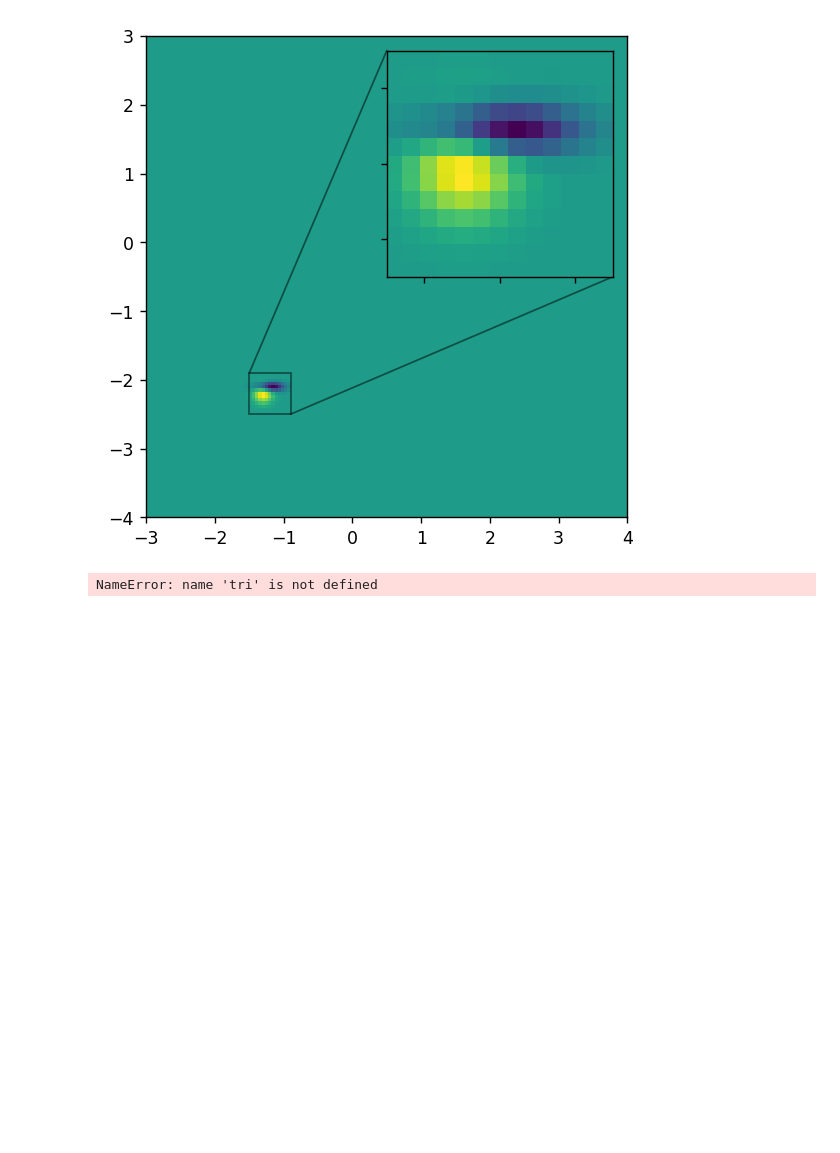
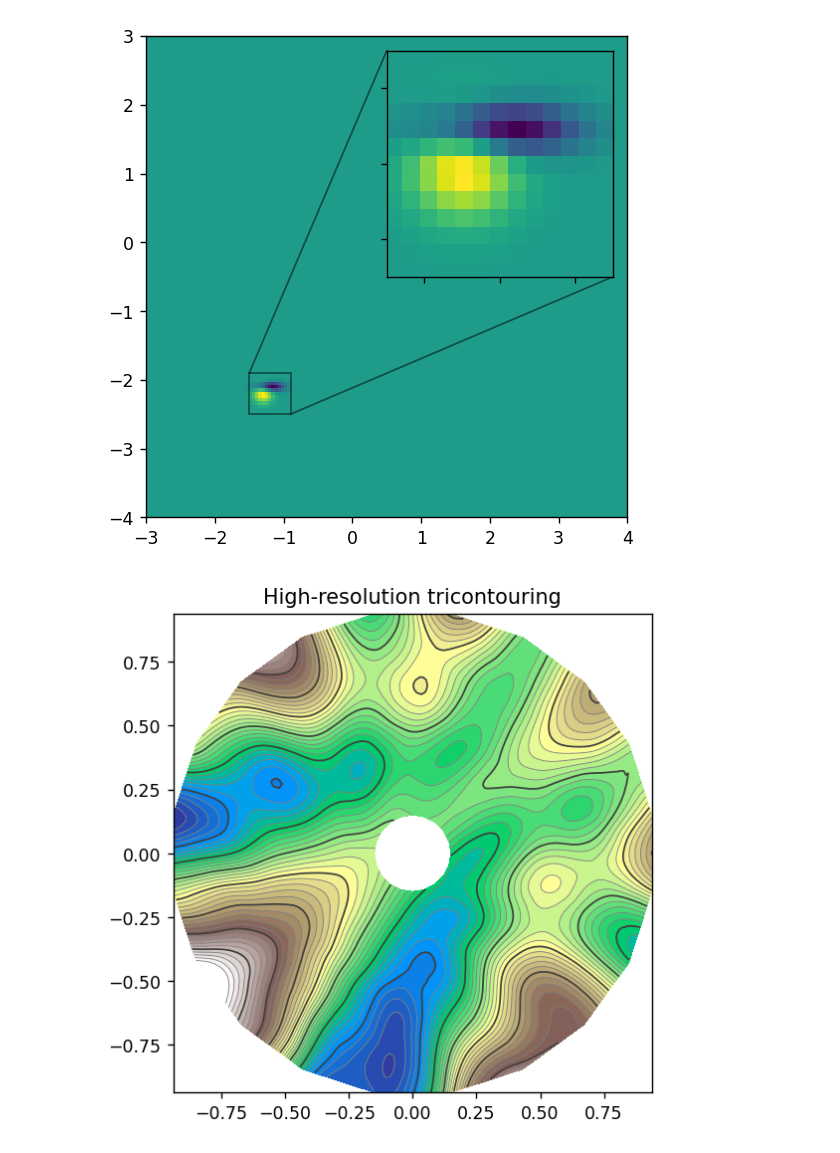
Before and after one commit to Johann-Cardenas/Chroma-Haven, a Jupyter notebook: color-list.ipynb, the cells around one changed output. Drawn from its saved outputs; the diff is of its cells as text; code cells hidden in the pictures; blank space fills up the shorter version.

```diff
--- a/color-list.ipynb
+++ b/color-list.ipynb
@@ -322,32 +326,32 @@ z = function_z(x, y)
 # Delaunay triangulation of the points.)
 triang = tri.Triangulation(x, y)
 
 # Mask off unwanted triangles.
 triang.set_mask(np.hypot(x[triang.triangles].mean(axis=1),
                          y[triang.triangles].mean(axis=1))
                 < min_radius)
 
 # ----------------------------------------------------------------------------
 # Refine data
 # ----------------------------------------------------------------------------
 refiner = tri.UniformTriRefiner(triang)
 tri_refi, z_test_refi = refiner.refine_field(z, subdiv=3)
 
 # ----------------------------------------------------------------------------
 # Plot the triangulation and the high-res iso-contours
 # ----------------------------------------------------------------------------
-fig, ax = plt.subplots()
+fig, ax = plt.subplots(figsize=(5, 5), dpi=125)
 ax.set_aspect('equal')
 ax.triplot(triang, lw=0.5, color='white')
 
 levels = np.arange(0., 1., 0.025)
 ax.tricontourf(tri_refi, z_test_refi, levels=levels, cmap='terrain')
 ax.tricontour(tri_refi, z_test_refi, levels=levels,
               colors=['0.25', '0.5', '0.5', '0.5', '0.5'],
               linewidths=[1.0, 0.5, 0.5, 0.5, 0.5])
 
 ax.set_title("High-resolution tricontouring")
 
 plt.show()
 # %% [output]
-NameError: name 'tri' is not defined
+[figure, added]
```
Also changed, not shown: parts of 6 cells of this notebook.
